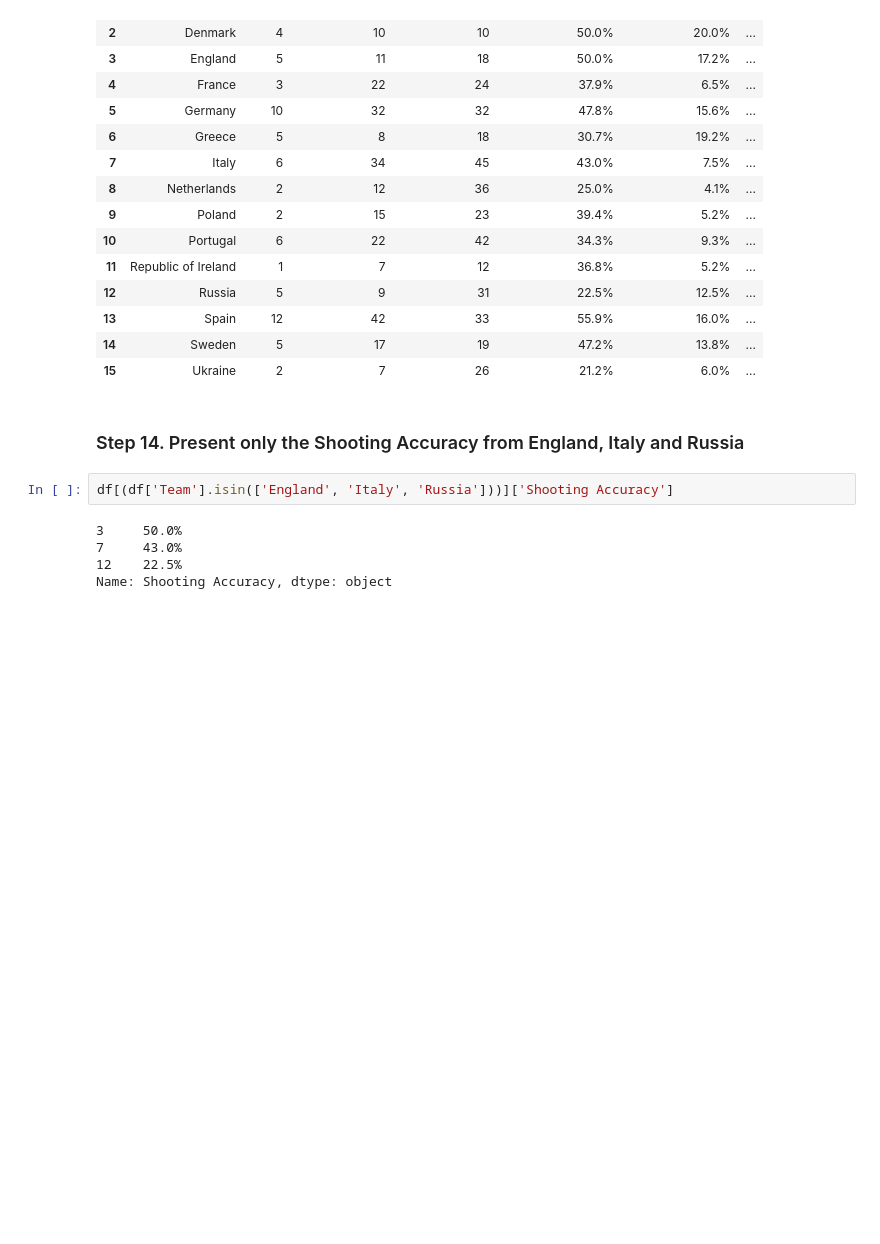
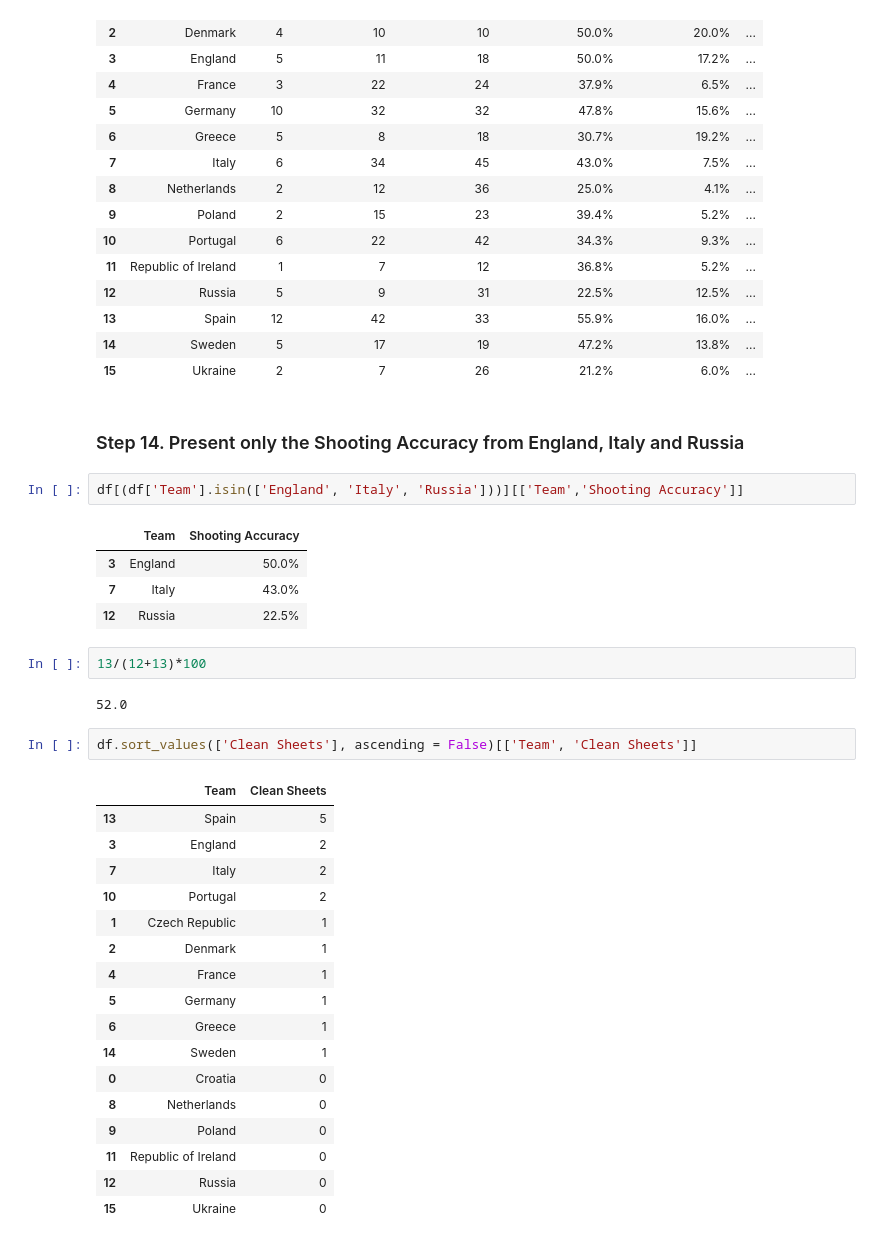
Before and after one commit to macgyver121/DADS5001, a Jupyter notebook: week3/Euro12/Exercises_ByMac.ipynb, the cells around one changed output. Cells and saved outputs as stored; diff of their text form; blank space fills up the shorter version.

```diff
--- a/week3/Euro12/Exercises_ByMac.ipynb
+++ b/week3/Euro12/Exercises_ByMac.ipynb
@@ -204,9 +212,33 @@ df.iloc[: , 0:-3]
 # %% [markdown]
 ### Step 14. Present only the Shooting Accuracy from England, Italy and Russia
 # %%
-df[(df['Team'].isin(['England', 'Italy', 'Russia']))]['Shooting Accuracy']
+df[(df['Team'].isin(['England', 'Italy', 'Russia']))][['Team','Shooting Accuracy']]
 # %% [output]
-3     50.0%
-7     43.0%
-12    22.5%
-Name: Shooting Accuracy, dtype: object
+|  | Team | Shooting Accuracy |
+| 3 | England | 50.0% |
+| 7 | Italy | 43.0% |
+| 12 | Russia | 22.5% |
+# %%
+13/(12+13)*100
+# %% [output]
+52.0
+# %%
+df.sort_values(['Clean Sheets'], ascending = False)[['Team', 'Clean Sheets']]
+# %% [output]
+|  | Team | Clean Sheets |
+| 13 | Spain | 5 |
+| 3 | England | 2 |
+| 7 | Italy | 2 |
+| 10 | Portugal | 2 |
+| 1 | Czech Republic | 1 |
+| 2 | Denmark | 1 |
+| 4 | France | 1 |
+| 5 | Germany | 1 |
+| 6 | Greece | 1 |
+| 14 | Sweden | 1 |
+| 0 | Croatia | 0 |
+| 8 | Netherlands | 0 |
+| 9 | Poland | 0 |
+| 11 | Republic of Ireland | 0 |
+| 12 | Russia | 0 |
+| 15 | Ukraine | 0 |
```
Also changed, not shown: parts of 4 cells of this notebook.
